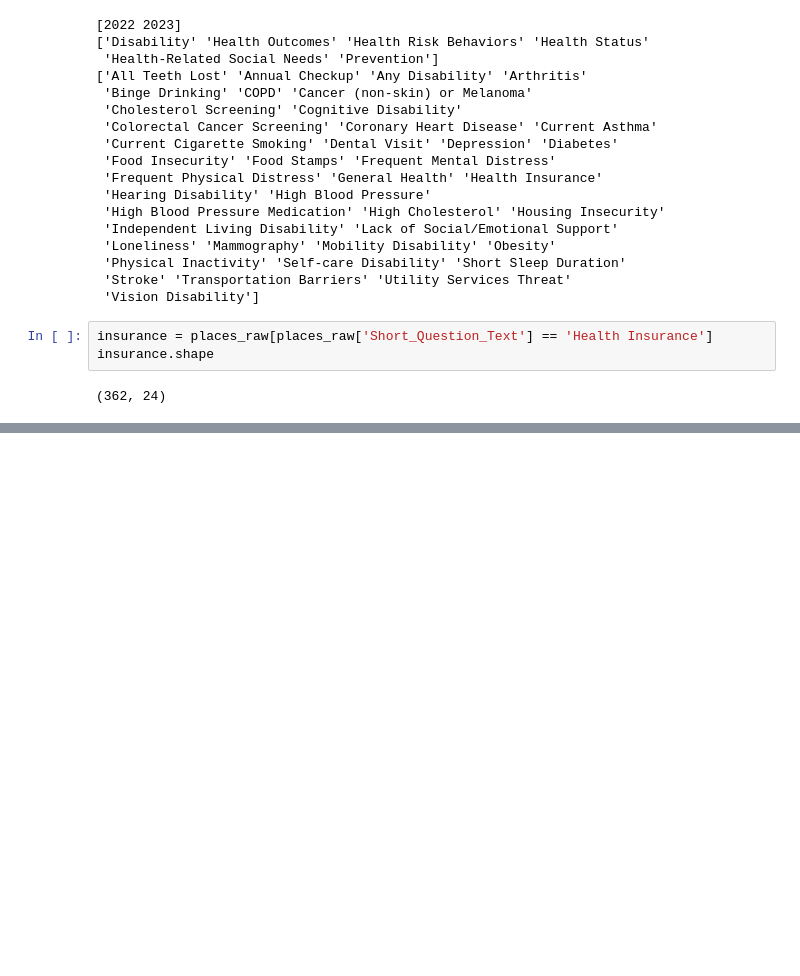
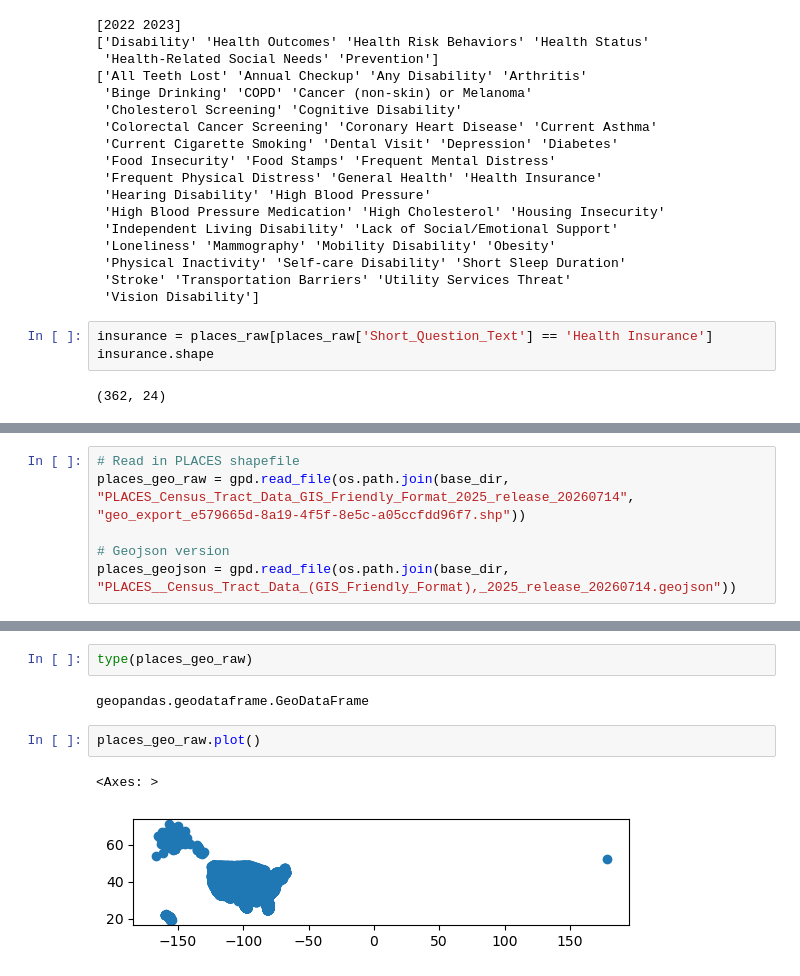
Before and after one commit to haylee360/network-graphs, a Jupyter notebook: places-cleaning.ipynb, the cells around one changed output, grey strips where cells are left out. Drawn from its saved outputs; the diff is of its cells as text; blank space fills up the shorter version.

```diff
--- a/places-cleaning.ipynb
+++ b/places-cleaning.ipynb
@@ -76,3 +76,9 @@ insurance.head(6)
 | 81 | 2023 | CA | California | Santa Barbara | 6083 | 6083000801 | BRFSS | Prevention | Current lack of health insurance ... | ... |
 | 191 | 2023 | CA | California | San Luis Obispo | 6079 | 6079012406 | BRFSS | Prevention | Current lack of health insurance ... | ... |
 | 311 | 2023 | CA | California | San Luis Obispo | 6079 | 6079010404 | BRFSS | Prevention | Current lack of health insurance ... | ... |
+# %%
+# Read in PLACES shapefile
+places_geo_raw = gpd.read_file(os.path.join(base_dir, "PLACES_Census_Tract_Data_GIS_Friendly_Format_2025_release_20260714", "geo_export_e579665d-8a19-4f5f-8e5c-a05ccfdd96f7.shp"))
+
+# Geojson version
+places_geojson = gpd.read_file(os.path.join(base_dir, "PLACES__Census_Tract_Data_(GIS_Friendly_Format),_2025_release_20260714.geojson"))
@@ -78,0 +108,9 @@ insurance.head(6)
+# %%
+type(places_geo_raw)
+# %% [output]
+geopandas.geodataframe.GeoDataFrame
+# %%
+places_geo_raw.plot()
+# %% [output]
+<Axes: >
+[figure, added]
```
Also changed, not shown: parts of 12 cells of this notebook, 8 other files.
